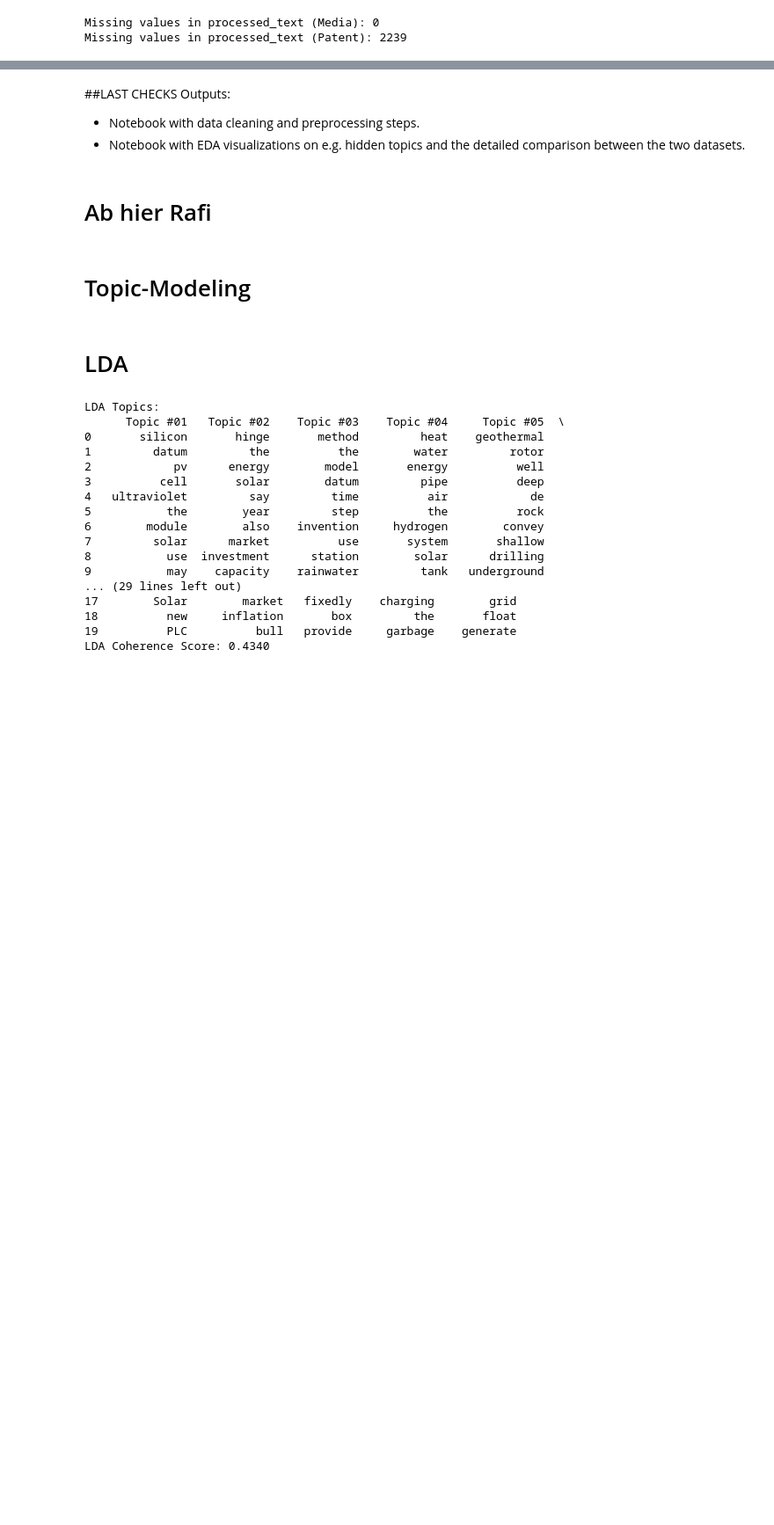
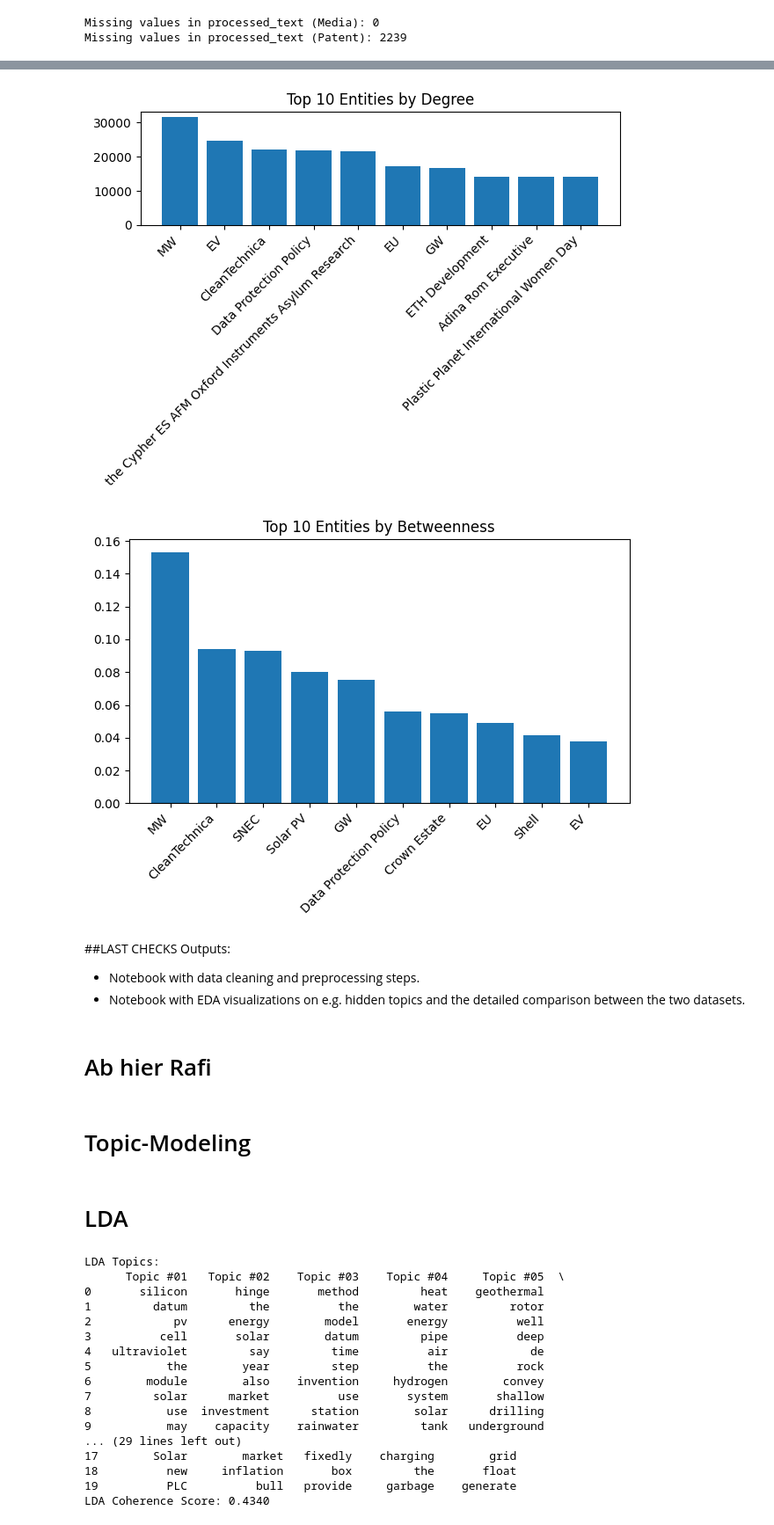
Before and after one commit to lucarenz1997/NLP, a Jupyter notebook: Stage_1_Cleaning_and_Preprocessing.ipynb, the cells around one changed output, grey strips where cells are left out. Shown at 88% size. Cells and saved outputs as stored; diff of their text form; code cells hidden in the pictures; blank space fills up the shorter version.

```diff
--- a/Stage_1_Cleaning_and_Preprocessing.ipynb
+++ b/Stage_1_Cleaning_and_Preprocessing.ipynb
@@ -788,0 +574,16 @@ plot_network_graph(cooccurrence_data, centralities)
+# %%
+deg_items = list(centralities_gpu["degree"].items())
+bc_items = list(centralities_gpu["betweenness"].items())
+
+# Sort by degree descending
+deg_sorted = sorted(deg_items, key=lambda x: x[1], reverse=True)
+# Sort by betweenness descending
+bc_sorted = sorted(bc_items, key=lambda x: x[1], reverse=True)
+
+print("Top 10 by Degree:")
+for node, val in deg_sorted[:10]:
+    print(node, val)
+
+print("\nTop 10 by Betweenness:")
+for node, val in bc_sorted[:10]:
+    print(node, val)
@@ -789,3 +608,27 @@ plot_network_graph(cooccurrence_data, centralities)
+# %%
+top_deg = deg_sorted[:10]
+top_bc = bc_sorted[:10]
+
+# Plot Top 10 by Degree
+nodes_deg, values_deg = zip(*top_deg)  # unzip (entity, degree)
+plt.figure()
+plt.bar(nodes_deg, values_deg)
+plt.xticks(rotation=45, ha='right')
+plt.title("Top 10 Entities by Degree")
+plt.tight_layout()
+plt.show()
+
+# Plot Top 10 by Betweenness
+nodes_bc, values_bc = zip(*top_bc)  # unzip (entity, betweenness)
+plt.figure()
+plt.bar(nodes_bc, values_bc)
+plt.xticks(rotation=45, ha='right')
+plt.title("Top 10 Entities by Betweenness")
+plt.tight_layout()
+plt.show()
+# %% [output]
+[figure, added]
+[figure, added]
 # %% [markdown]
 ##LAST CHECKS
 Outputs:
```
Also changed, not shown: parts of 27 cells of this notebook.
